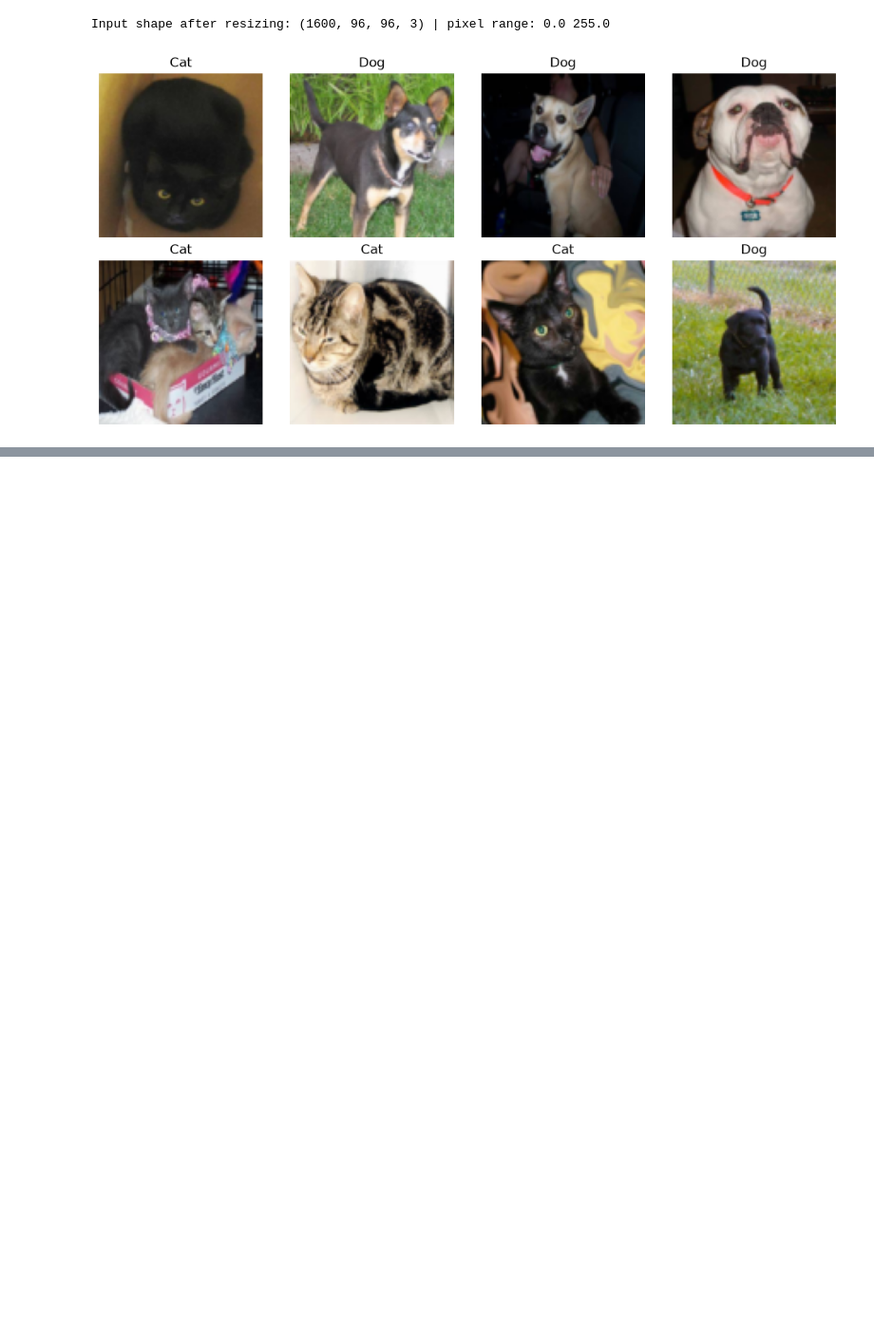
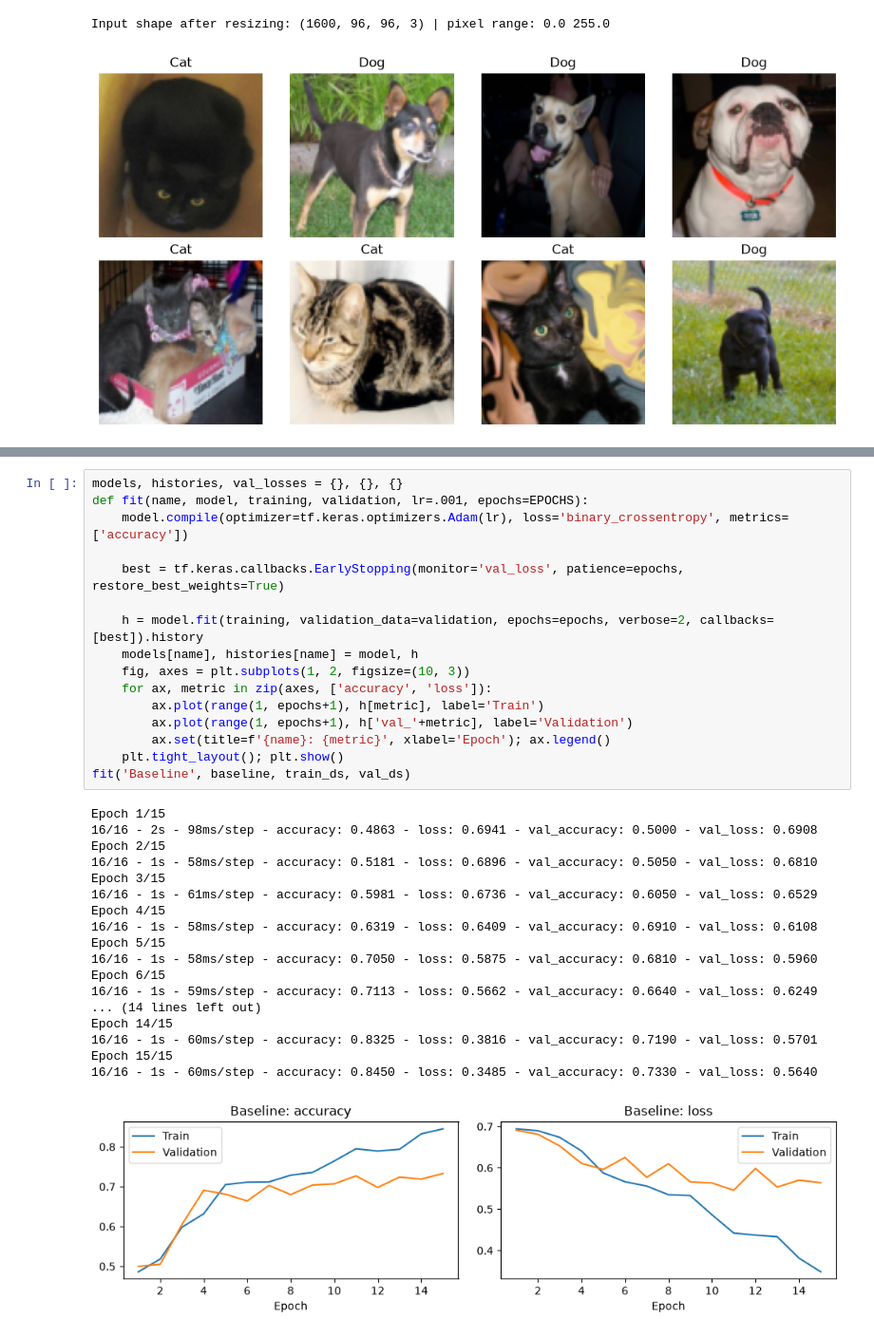
Before and after one commit to Vectra777/Projet-ia-it, a Jupyter notebook: cats_dogs_cnn.ipynb, the cells around one changed output, grey strips where cells are left out. Shown at 95% size. Cells and saved outputs as stored; diff of their text form; blank space fills up the shorter version.

```diff
--- a/cats_dogs_cnn.ipynb
+++ b/cats_dogs_cnn.ipynb
@@ -123,0 +210,35 @@ Input shape after resizing: (1600, 96, 96, 3) | pixel range: 0.0 255.0
+# %%
+models, histories, val_losses = {}, {}, {}
+def fit(name, model, training, validation, lr=.001, epochs=EPOCHS):
+    model.compile(optimizer=tf.keras.optimizers.Adam(lr), loss='binary_crossentropy', metrics=['accuracy'])
+
+    best = tf.keras.callbacks.EarlyStopping(monitor='val_loss', patience=epochs, restore_best_weights=True)
+
+    h = model.fit(training, validation_data=validation, epochs=epochs, verbose=2, callbacks=[best]).history
+    models[name], histories[name] = model, h
+    fig, axes = plt.subplots(1, 2, figsize=(10, 3))
+    for ax, metric in zip(axes, ['accuracy', 'loss']):
+        ax.plot(range(1, epochs+1), h[metric], label='Train')
+        ax.plot(range(1, epochs+1), h['val_'+metric], label='Validation')
+        ax.set(title=f'{name}: {metric}', xlabel='Epoch'); ax.legend()
+    plt.tight_layout(); plt.show()
+fit('Baseline', baseline, train_ds, val_ds)
+# %% [output]
+Epoch 1/15
+16/16 - 2s - 98ms/step - accuracy: 0.4863 - loss: 0.6941 - val_accuracy: 0.5000 - val_loss: 0.6908
+Epoch 2/15
+16/16 - 1s - 58ms/step - accuracy: 0.5181 - loss: 0.6896 - val_accuracy: 0.5050 - val_loss: 0.6810
+Epoch 3/15
+16/16 - 1s - 61ms/step - accuracy: 0.5981 - loss: 0.6736 - val_accuracy: 0.6050 - val_loss: 0.6529
+Epoch 4/15
+16/16 - 1s - 58ms/step - accuracy: 0.6319 - loss: 0.6409 - val_accuracy: 0.6910 - val_loss: 0.6108
+Epoch 5/15
+16/16 - 1s - 58ms/step - accuracy: 0.7050 - loss: 0.5875 - val_accuracy: 0.6810 - val_loss: 0.5960
+Epoch 6/15
+16/16 - 1s - 59ms/step - accuracy: 0.7113 - loss: 0.5662 - val_accuracy: 0.6640 - val_loss: 0.6249
+... (14 lines left out)
+Epoch 14/15
+16/16 - 1s - 60ms/step - accuracy: 0.8325 - loss: 0.3816 - val_accuracy: 0.7190 - val_loss: 0.5701
+Epoch 15/15
+16/16 - 1s - 60ms/step - accuracy: 0.8450 - loss: 0.3485 - val_accuracy: 0.7330 - val_loss: 0.5640
+[figure, added]
```
Also changed, not shown: parts of 3 cells of this notebook.
